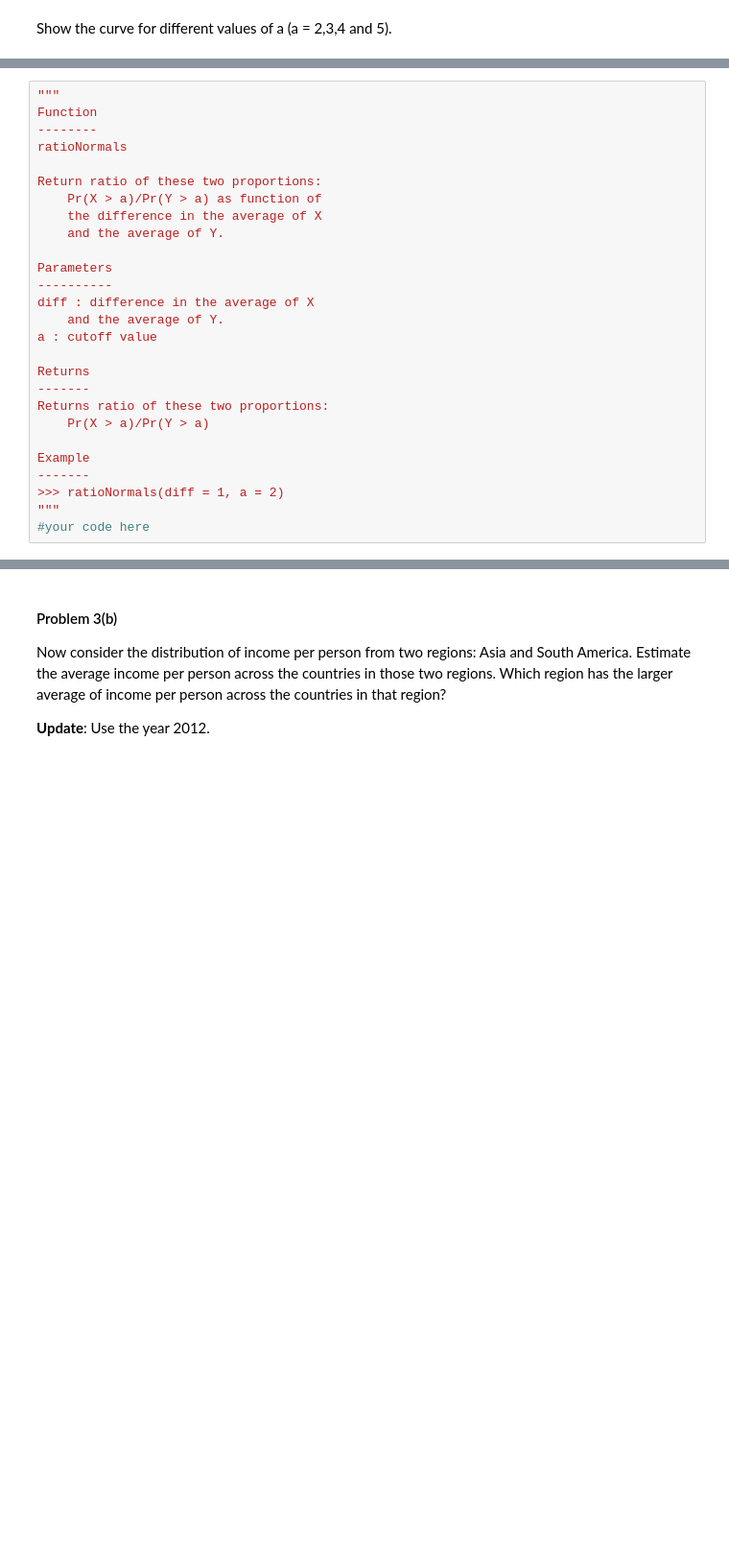
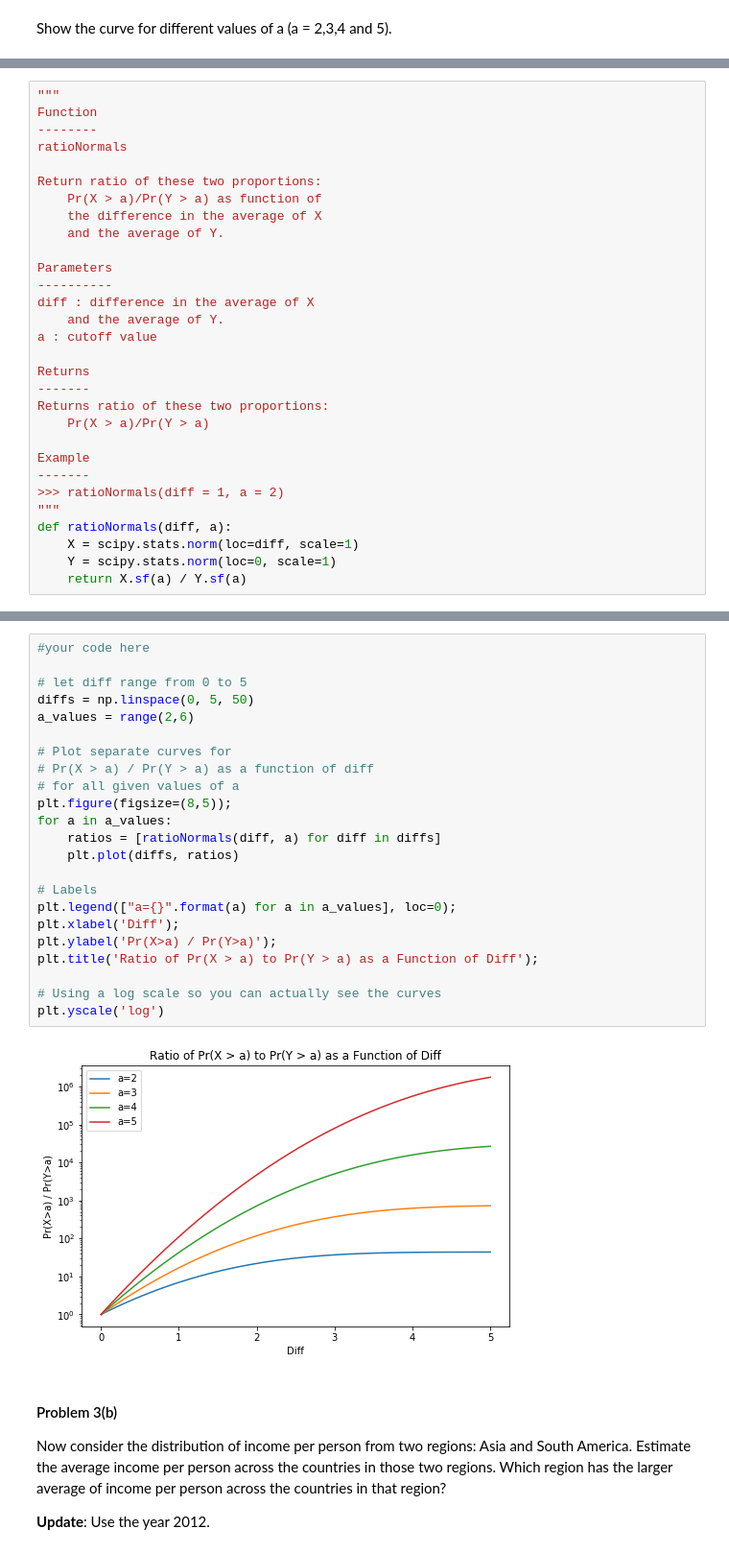
Before and after one commit to ademyanchuk/2014, a Jupyter notebook: homework/HW1.ipynb, the cells around one changed output, grey strips where cells are left out. Shown: that part at 96% size. Cells and saved outputs as stored; diff of their text form; blank space fills up the shorter version.

```diff
--- a/homework/HW1.ipynb
+++ b/homework/HW1.ipynb
@@ -381,4 +400,7 @@ Example
 -------
 >>> ratioNormals(diff = 1, a = 2)
 """
-#your code here
+def ratioNormals(diff, a):
+    X = scipy.stats.norm(loc=diff, scale=1)
+    Y = scipy.stats.norm(loc=0, scale=1)
+    return X.sf(a) / Y.sf(a)
@@ -387,3 +407,28 @@ Example
+# %%
+#your code here
+
+# let diff range from 0 to 5
+diffs = np.linspace(0, 5, 50)
+a_values = range(2,6)
+
+# Plot separate curves for
+# Pr(X > a) / Pr(Y > a) as a function of diff
+# for all given values of a
+plt.figure(figsize=(8,5));
+for a in a_values:
+    ratios = [ratioNormals(diff, a) for diff in diffs]
+    plt.plot(diffs, ratios)
+
+# Labels
+plt.legend(["a={}".format(a) for a in a_values], loc=0);
+plt.xlabel('Diff');
+plt.ylabel('Pr(X>a) / Pr(Y>a)');
+plt.title('Ratio of Pr(X > a) to Pr(Y > a) as a Function of Diff');
+
+# Using a log scale so you can actually see the curves
+plt.yscale('log')
+# %% [output]
+[figure, added]
 # %% [markdown]
 #### Problem 3(b)
 
```
Also changed, not shown: parts of 15 cells of this notebook.
